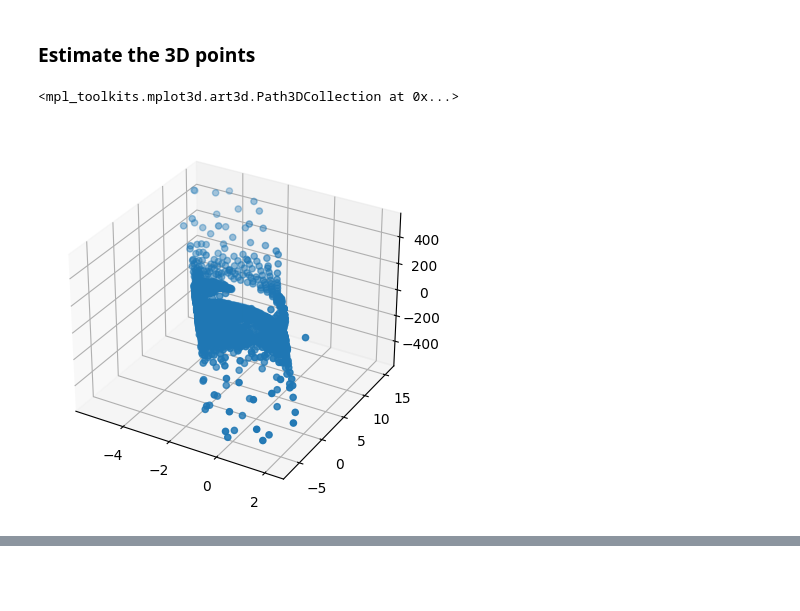
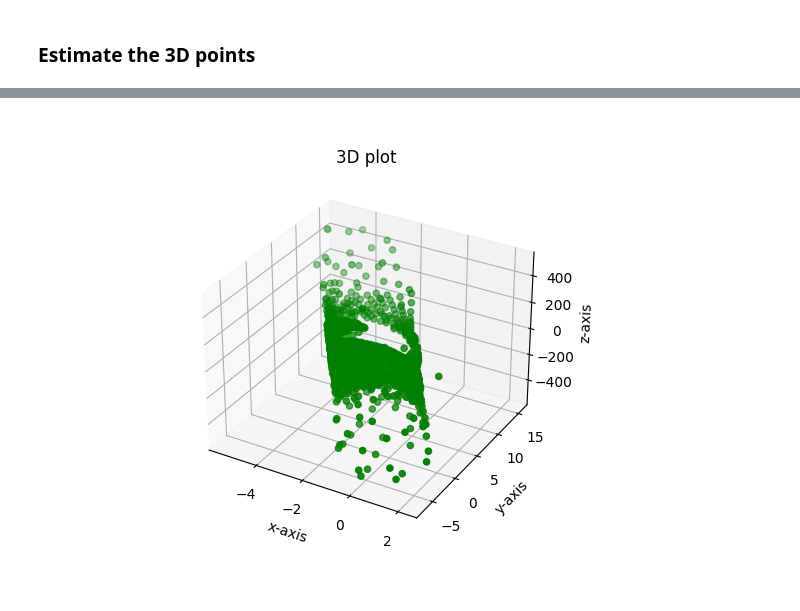
Before and after one commit to alicefornaciari/CV_2022, a Jupyter notebook: assignment_2_part_2/template/Assignment2.ipynb, the cells around one changed output, grey strips where cells are left out. Drawn from its saved outputs; the diff is of its cells as text; code cells hidden in the pictures; blank space fills up the shorter version.

```diff
--- a/assignment_2_part_2/template/Assignment2.ipynb
+++ b/assignment_2_part_2/template/Assignment2.ipynb
@@ -124,13 +129,37 @@ Estimated rotation:
  [-0.         -0.          0.08251998]]
 # %% [markdown]
 ### Estimate the 3D points
-# %%
-x3D = infer_3d(Il, Ir, Pl, Pr)
-#ipv.quickscatter(x=x3D[0,:], y=x3D[1,:], z=x3D[2,:])
-
-fig = plt.figure()
-ax = fig.add_subplot(projection='3d')
-ax.scatter(xs=x3D[0,:], ys=x3D[1,:], zs=x3D[2,:])
-# %% [output]
-<mpl_toolkits.mplot3d.art3d.Path3DCollection at 0x...>
-[figure, removed]
+# %%
+%matplotlib widget
+#this is a Jupyter magic widget and used to tell jupyter to use interactive backend for plot
+
+x3D = infer_3d(Il, Ir, Pl, Pr)
+#ipv.quickscatter(x=x3D[0,:], y=x3D[1,:], z=x3D[2,:]) -> I had problems in running this line due to the used library
+
+#Axes3D.plot(xs=x3D[0,:], ys=x3D[1,:], zs=x3D[2,:]) #,*args, **kwargs) #after creating a random dataset, it's possible to generate a 3D interactive plot directly
+#xs: the x coordinate value of the vertices.
+#ys: the y coordinate values of the vertices.
+#zs: The z coordinate value(s), either one for all points or one for each point.
+
+# creating figure
+fig = plt.figure()
+ax = fig.add_subplot(projection='3d')
+#ax = Axes3D(fig)
+
+# creating the plot
+ax.scatter(xs=x3D[0,:], ys=x3D[1,:], zs=x3D[2,:], color='green')
+
+# setting title and labels
+ax.set_title("3D plot")
+ax.set_xlabel('x-axis')
+ax.set_ylabel('y-axis')
+ax.set_zlabel('z-axis')
+
+# displaying the plot
+plt.show()
+
+
+# fig = plt.figure()
+# ax = fig.add_subplot(projection='3d')
+# ax.scatter(xs=x3D[0,:], ys=x3D[1,:], zs=x3D[2,:])
+# %% [output]
@@ -136,0 +167 @@ ax.scatter(xs=x3D[0,:], ys=x3D[1,:], zs=x3D[2,:])
+[figure, added]
```
Also changed, not shown: parts of 3 cells of this notebook.
